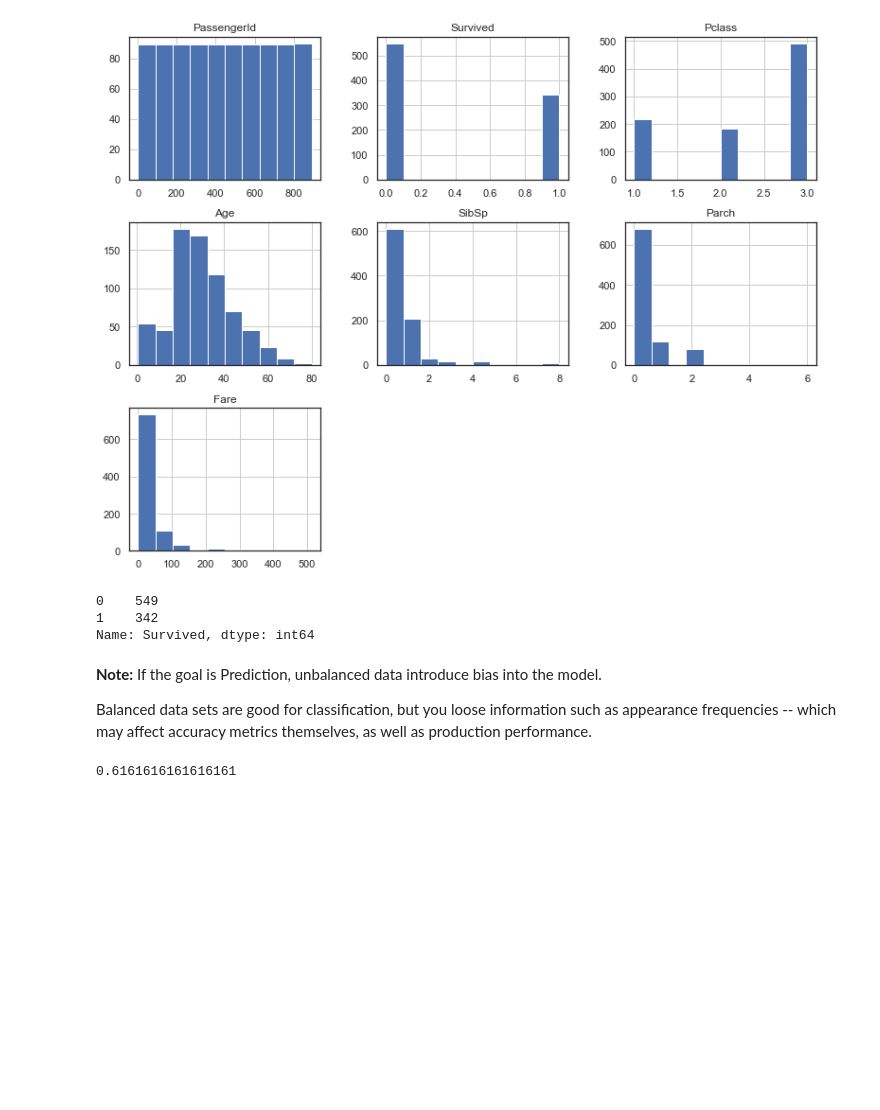
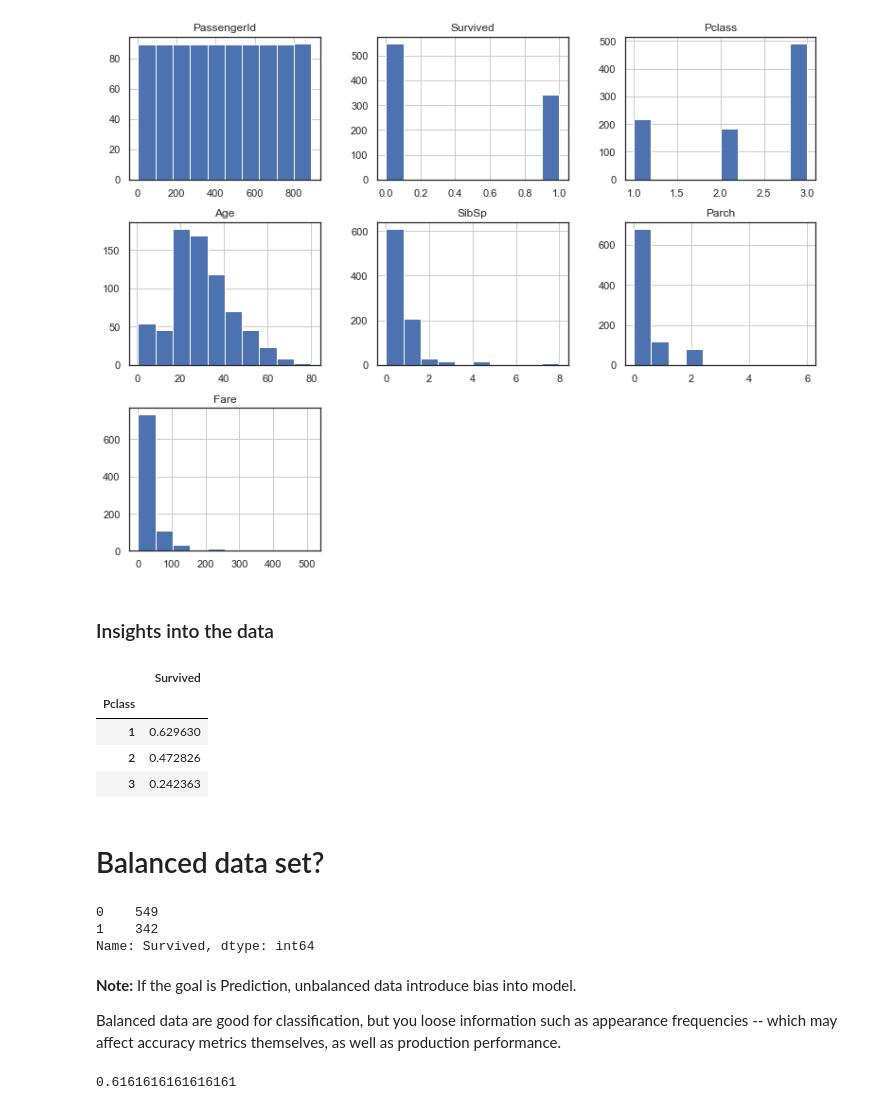
Before and after one commit to afo/data-x_prague, a Jupyter notebook: 04-tools-prediction-titanic/titanic.ipynb, the cells around one changed output. Cells and saved outputs as stored; diff of their text form; code cells hidden in the pictures; blank space fills up the shorter version.

```diff
--- a/04-tools-prediction-titanic/titanic.ipynb
+++ b/04-tools-prediction-titanic/titanic.ipynb
@@ -280,5 +212,17 @@ train_df.hist(figsize=(13,10));
 # %% [output]
 [figure]
+# %% [markdown]
+### Insights into the data
+# %%
+train_df[['Pclass', 'Survived']].groupby(['Pclass']).mean()
+# %% [output]
+|  | Survived |
+| Pclass |  |
+| 1 | 0.629630 |
+| 2 | 0.472826 |
+| 3 | 0.242363 |
+# %% [markdown]
+# Balanced data set?
 # %%
 # Balanced data set?
 
@@ -289,9 +233,9 @@ target_count
 1    342
 Name: Survived, dtype: int64
 # %% [markdown]
-__Note:__ If the goal is Prediction, unbalanced data introduce bias into the model.
+__Note:__ If the goal is Prediction, unbalanced data introduce bias into model.
 
-Balanced data sets are good for classification, but you loose information such as appearance frequencies -- which may affect accuracy metrics themselves, as well as production performance.
+Balanced data are good for classification, but you loose information such as appearance frequencies -- which may affect accuracy metrics themselves, as well as production performance.
 # %%
 # What is base line for prediction accuracy?
 
```
Also changed, not shown: parts of 51 cells of this notebook, 14 other files.
